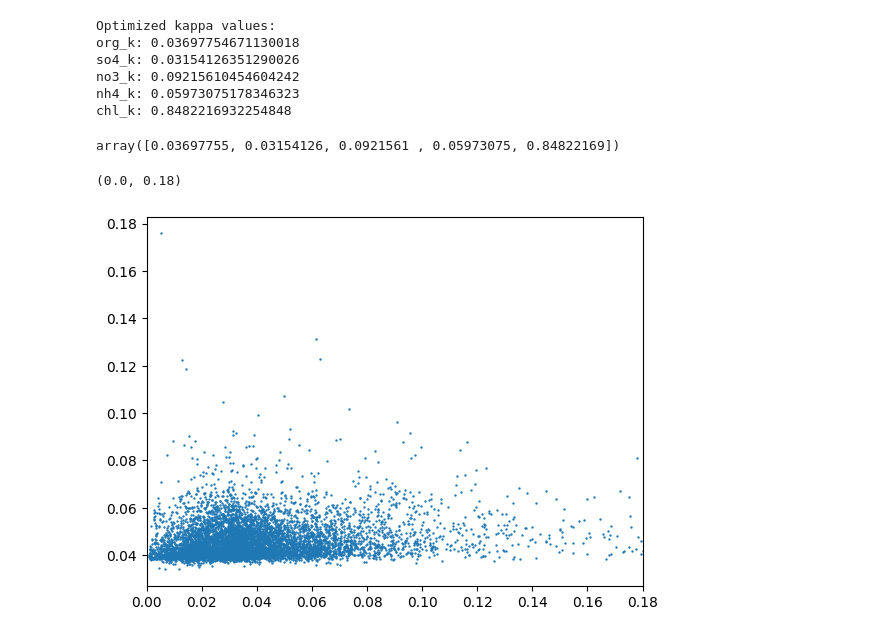
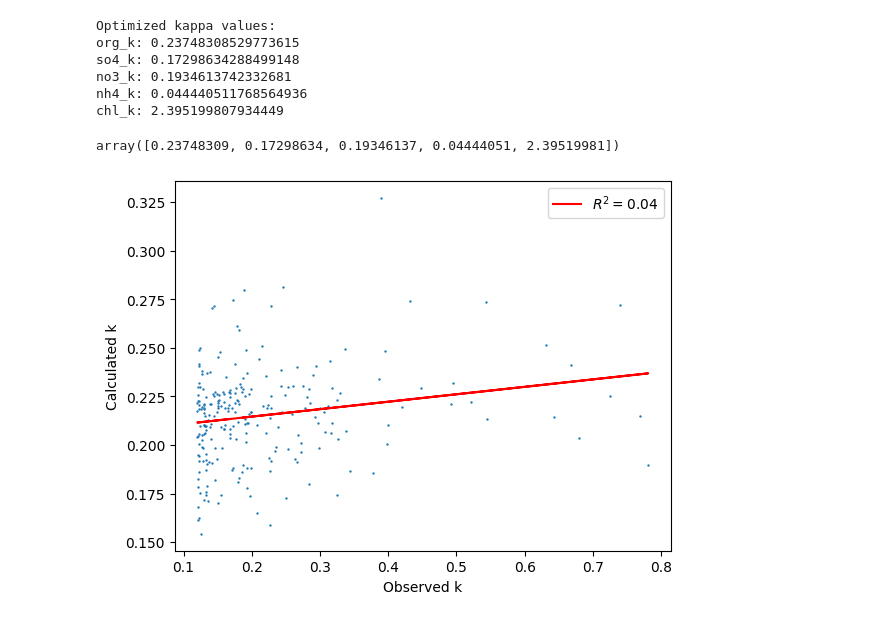
Before and after one commit to csoloff/ACTIVATE_CCN_closure, a Jupyter notebook: scripts/03_AMS_fit.ipynb, the cells around one changed output. Saved outputs shown, nothing was run; the diff lists cells and outputs as text; code cells hidden in the pictures.

Commit message:
Tried segmenting the data more to perform the fit of k_obs

```diff
--- a/scripts/03_AMS_fit.ipynb
+++ b/scripts/03_AMS_fit.ipynb
@@ -11,7 +12,7 @@ d = d[(d['Org_Ave_IsoK_STP']>=0) & (d['SO4_Ave_IsoK_STP']>=0) & (d['NO3_Ave_IsoK
 # %%
 def calc_k(data, org_k, so4_k, no3_k, nh4_k, chl_k):
     d = data.copy()
-
+    d['k'] = np.nan
     d['Org_vc'] = d['Org_Ave_IsoK_STP'] / 1000
     d['SO4_vc'] = d['SO4_Ave_IsoK_STP'] / 1770
     d['NO3_vc'] = d['NO3_Ave_IsoK_STP'] / 1770
@@ -34,8 +35,10 @@ def objective(params, d):
 # Define initial guesses for the kappas
 initial_guess = [0.1, 0.1, 0.1, 0.1, 0.1]
 
+d_sub = d[(d['k_obs']>0.12)&(d['k_obs']<1)]
+
 # Perform the optimization
-result = minimize(objective, initial_guess, args=(d,), method='Nelder-Mead')
+result = minimize(objective, initial_guess, args=(d_sub), method='Nelder-Mead')
 
 # Extract the optimized kappa values
 org_k_opt, so4_k_opt, no3_k_opt, nh4_k_opt, chl_k_opt = result.x
@@ -48,19 +51,29 @@ print("nh4_k:", nh4_k_opt)
 print("chl_k:", chl_k_opt)
 # %% [output]
 Optimized kappa values:
-org_k: 0.03697754671130018
-so4_k: 0.03154126351290026
-no3_k: 0.09215610454604242
-nh4_k: 0.05973075178346323
-chl_k: 0.8482216932254848
+org_k: 0.23748308529773615
+so4_k: 0.17298634288499148
+no3_k: 0.1934613742332681
+nh4_k: 0.044440511768564936
+chl_k: 2.395199807934449
 # %%
 result.x
 # %% [output]
-array([0.03697755, 0.03154126, 0.0921561 , 0.05973075, 0.84822169])
+array([0.23748309, 0.17298634, 0.19346137, 0.04444051, 2.39519981])
-# %%
-d = calc_k(d, *result.x)
-plt.scatter(d['k_obs'], d['k'], s=.5)
-plt.xlim([0,.18])
-# %% [output]
-(0.0, 0.18)
-[figure, removed]
+# %%
+d_sub = calc_k(d_sub, *result.x)
+# Fit a line to the data
+slope, intercept, r_value, _, _ = linregress(d_sub['k_obs'], d_sub['k'])
+r_squared = r_value ** 2
+
+# Plot the scatter and fitted line
+plt.scatter(d_sub['k_obs'], d_sub['k'], s=0.5)
+plt.plot(d_sub['k_obs'], slope * d_sub['k_obs'] + intercept, color="red", label=f"$R^2 = {r_squared:.2f}$")
+#plt.xlim([0, 0.1])
+#plt.ylim([0, 0.1])
+plt.xlabel("Observed k")
+plt.ylabel("Calculated k")
+plt.legend()
+plt.show()
+# %% [output]
+[figure, added]
```
Also changed, not shown: parts of 2 cells of this notebook, 1 other file.
